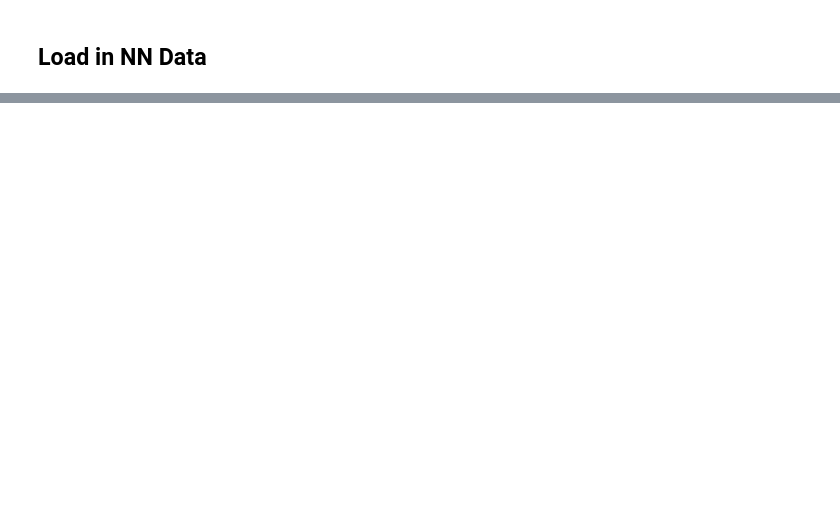
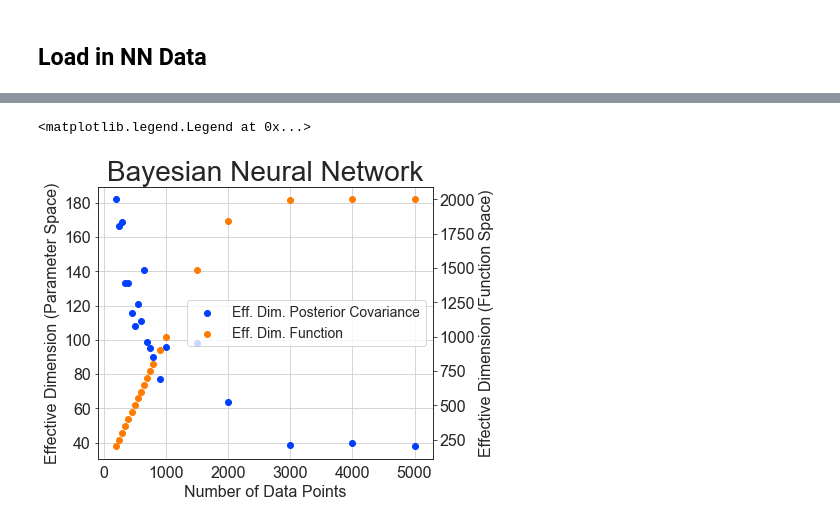
Before and after one commit to g-benton/hessian-eff-dim, a Jupyter notebook: experiments/blr/BLR effective dimension.ipynb, the cells around one changed output, grey strips where cells are left out. Cells and saved outputs as stored; diff of their text form; code cells hidden in the pictures; blank space fills up the shorter version.

```diff
--- a/experiments/blr/BLR effective dimension.ipynb
+++ b/experiments/blr/BLR effective dimension.ipynb
@@ -140,0 +132,2 @@ data[0][0].shape
+# %%
+fpath = "../../saved-experiments/"
@@ -140,0 +154,9 @@ data[0][0].shape
+# %%
+all_evals = small_evals + large_evals
+all_n = small_n + large_n
+# %%
+def compute_eff_dim(x, s = 1.):
+    return np.sum(x / (x + s))
+# %%
+eff_dims_parameters = [compute_eff_dim(all_evals[x][0], s=1.) for x in range(len(all_n))]
+eff_dims_fns = [compute_eff_dim(all_evals[x][1], s=1e-10) for x in range(len(all_n))]
@@ -140,0 +186,41 @@ data[0][0].shape
+# %%
+title_fs = 28
+ax_fs = 16
+leg_fs = 14
+tick_size = 16
+
+sns.set_style("white")
+colors = sns.color_palette("bright")
+# colors = ["537EC5", "F39422"]
+
+fig, ax1 = plt.subplots(figsize=(6, 5))
+l1 = ax1.scatter(all_n, eff_dims_parameters, color=colors[0], label="Eff. Dim. Posterior Covariance")
+plt.xticks(fontsize=tick_size)
+plt.yticks(fontsize=tick_size)
+ax1.grid()
+
+ax2 = ax1.twinx()
+l2 = ax2.scatter(all_n, eff_dims_fns, color=colors[1], label="Eff. Dim. Function")
+
+# l3 = ax1.axvline(200, color='k', label="Number of Parameters", linestyle=":")
+plt.title("Bayesian Neural Network", fontsize=title_fs)
+ax1.set_xlabel("Number of Data Points", fontsize=ax_fs)
+ax1.set_ylabel("Effective Dimension (Parameter Space)", fontsize=ax_fs)
+ax2.set_ylabel("Effective Dimension (Function Space)", fontsize=ax_fs)
+
+# plt.xlim(0, nx)
+plt.xticks(fontsize=tick_size)
+plt.yticks(fontsize=tick_size)
+
+# ax1.axvspan(0, 175, alpha=0.1, color='red')
+# ax1.axvspan(175, 225, alpha=0.1, color='yellow')
+# ax1.axvspan(225, nx, alpha=0.1, color='green')
+
+lines = [l1, l2]
+plt.legend(lines, [l.get_label() for l in lines], loc="center right",
+          fontsize=leg_fs)
+
+# plt.legend(fontsize=leg_fs)
+# %% [output]
+<matplotlib.legend.Legend at 0x...>
+[figure, added]
```
Also changed, not shown: parts of 8 cells of this notebook, 7 other files.
